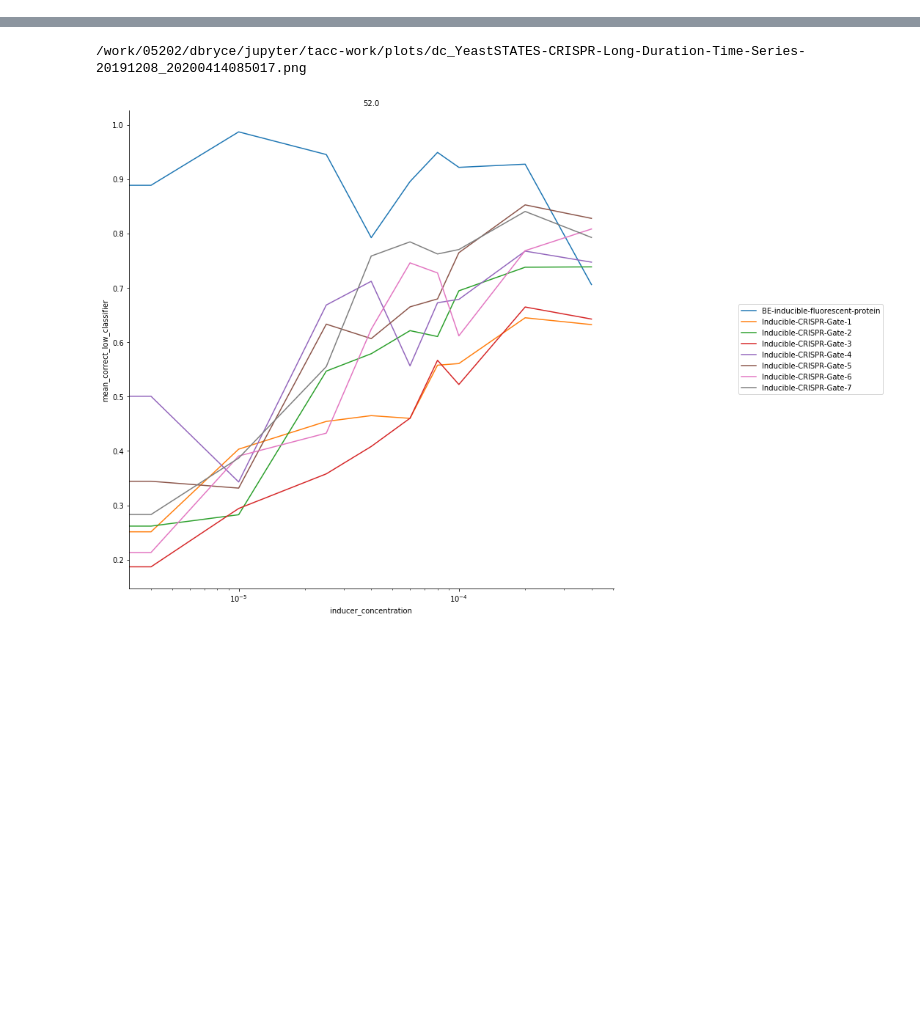
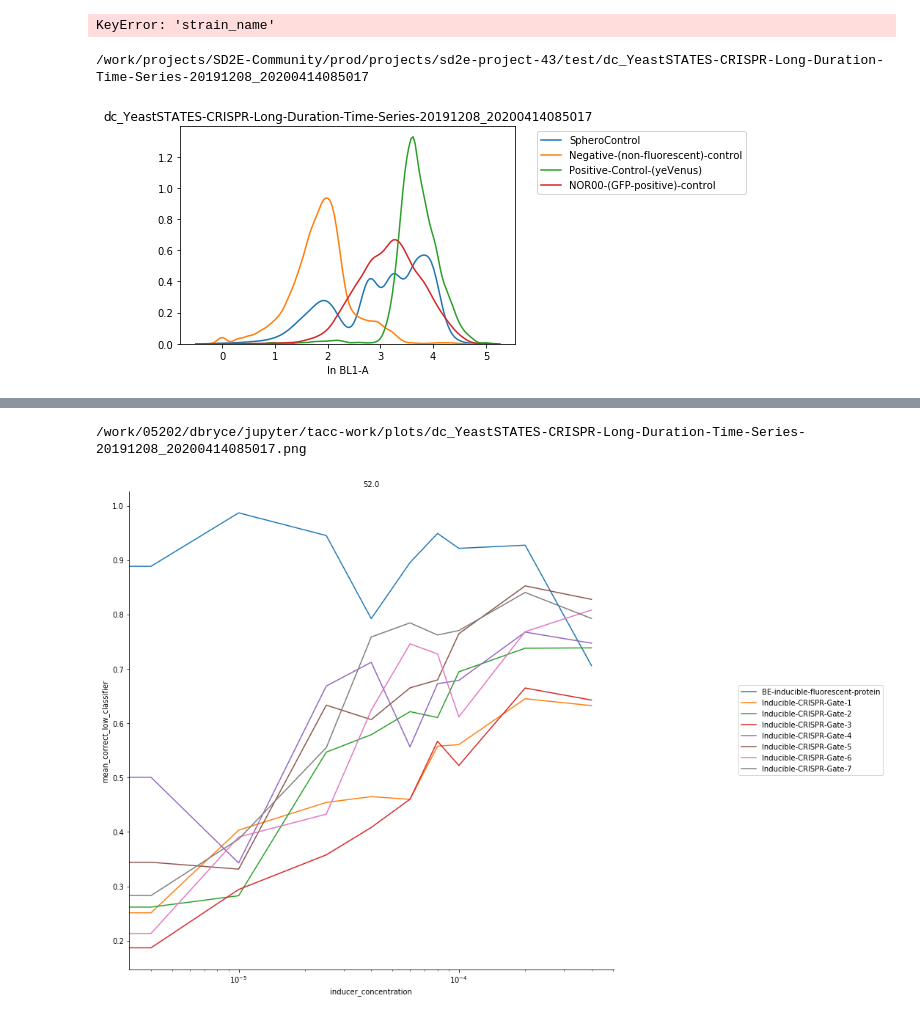
Before and after one commit to SD2E/precomputed-data-table, a Jupyter notebook: notebooks/correctness-analysis-plot.ipynb, the cells around one changed output, grey strips where cells are left out. Cells and saved outputs as stored; diff of their text form; code cells hidden in the pictures; blank space fills up the shorter version.

```diff
--- a/notebooks/correctness-analysis-plot.ipynb
+++ b/notebooks/correctness-analysis-plot.ipynb
@@ -31,8 +31,15 @@ experiments = [x for x in  experiment_dir_contents
                if os.path.isdir(x) and "dc_" in x]
 
 DATA_CONVERGE_CORRECTNESS_DATA_PROJECT="sd2e-project-45"
+DATA_CONVERGE_CORRECTNESS_DATA_PROJECT_ID="data-sd2e-projects.sd2e-project-45"
+
+
 data_converge_correctness_data_base = os.path.join(expanduser("~"), 'sd2e-projects', DATA_CONVERGE_CORRECTNESS_DATA_PROJECT)
 
 correctness_dir = os.path.join(data_converge_correctness_data_base, 'correctness')
 correctness_dir_contents = [os.path.realpath(os.path.join(correctness_dir, x)) for x in os.listdir(correctness_dir)]
+data_dir = os.path.join(data_converge_correctness_data_base, 'data')
+
+experiments.sort()
+experiments
 # %% [output]
@@ -40,0 +65,10 @@ The autoreload extension is already loaded. To reload it, use:
+# %%
+approved_experiments = [
+    '/work/projects/SD2E-Community/prod/projects/sd2e-project-43/test/dc_YeastSTATES-Beta-Estradiol-OR-Gate-Plant-TF-Dose-Response_20200423200308',
+    '/work/projects/SD2E-Community/prod/projects/sd2e-project-43/test/dc_YeastSTATES-CRISPR-Dose-Response_20200423194728',
+    '/work/projects/SD2E-Community/prod/projects/sd2e-project-43/test/dc_YeastSTATES-CRISPR-Long-Duration-Time-Series-20191208_20200423193808',    '/work/projects/SD2E-Community/prod/projects/sd2e-project-43/test/dc_YeastSTATES-CRISPR-Short-Duration-Time-Series-35C_20200423195648',
+    '/work/projects/SD2E-Community/prod/projects/sd2e-project-43/test/dc_YeastSTATES-CRISPR-Short-Duration-Time-Series-20191208_20200423194115',
+ '/work/projects/SD2E-Community/prod/projects/sd2e-project-43/test/dc_YeastSTATES-Doxycycline-OR-Gate-Plant-TF-Dose-Response_20200423201302',
+
+    '/work/projects/SD2E-Community/prod/projects/sd2e-project-43/test/dc_YeastSTATES-OR-Gate-CRISPR-Dose-Response_20200423202039'
+]
@@ -40,0 +146,32 @@ The autoreload extension is already loaded. To reload it, use:
+# %%
+for experiment in approved_experiments:
+    experiment_name = experiment.split("/")[-1]
+    data_file = experiment_name + ".csv"
+
+    data_files = [x['name'] for x in ag.files.list(filePath="10x", systemId=DATA_CONVERGE_CORRECTNESS_DATA_PROJECT_ID)]
+    if not data_file in data_files:
+        ddf = get_predictions(experiment)
+        if ddf is None:
+            print(data_file, "data not present")
+            continue
+
+        tdf = compute_fold_change(ddf)
+        tdf.sort_values(by=['diff_pred'], ascending=False)
+        if tdf is not None:
+            tdf.to_csv(data_file)
+            ag.files.importData(filePath="10x",
+                        fileToUpload=open(data_file, 'rb'),
+                        fileName=data_file,
+                        systemId=DATA_CONVERGE_CORRECTNESS_DATA_PROJECT_ID)
+        else:
+            print(data_file, "problem in analysis")
+# %% [output]
+KeyError: 'strain_name'
+# %%
+experiment = approved_experiments[2]
+print(experiment)
+ddf = get_predictions(experiment)
+plot_controls(ddf, experiment)
+# %% [output]
+/work/projects/SD2E-Community/prod/projects/sd2e-project-43/test/dc_YeastSTATES-CRISPR-Long-Duration-Time-Series-20191208_20200414085017
+[figure, added]
```
Also changed, not shown: parts of 11 cells of this notebook, 3 other files.
